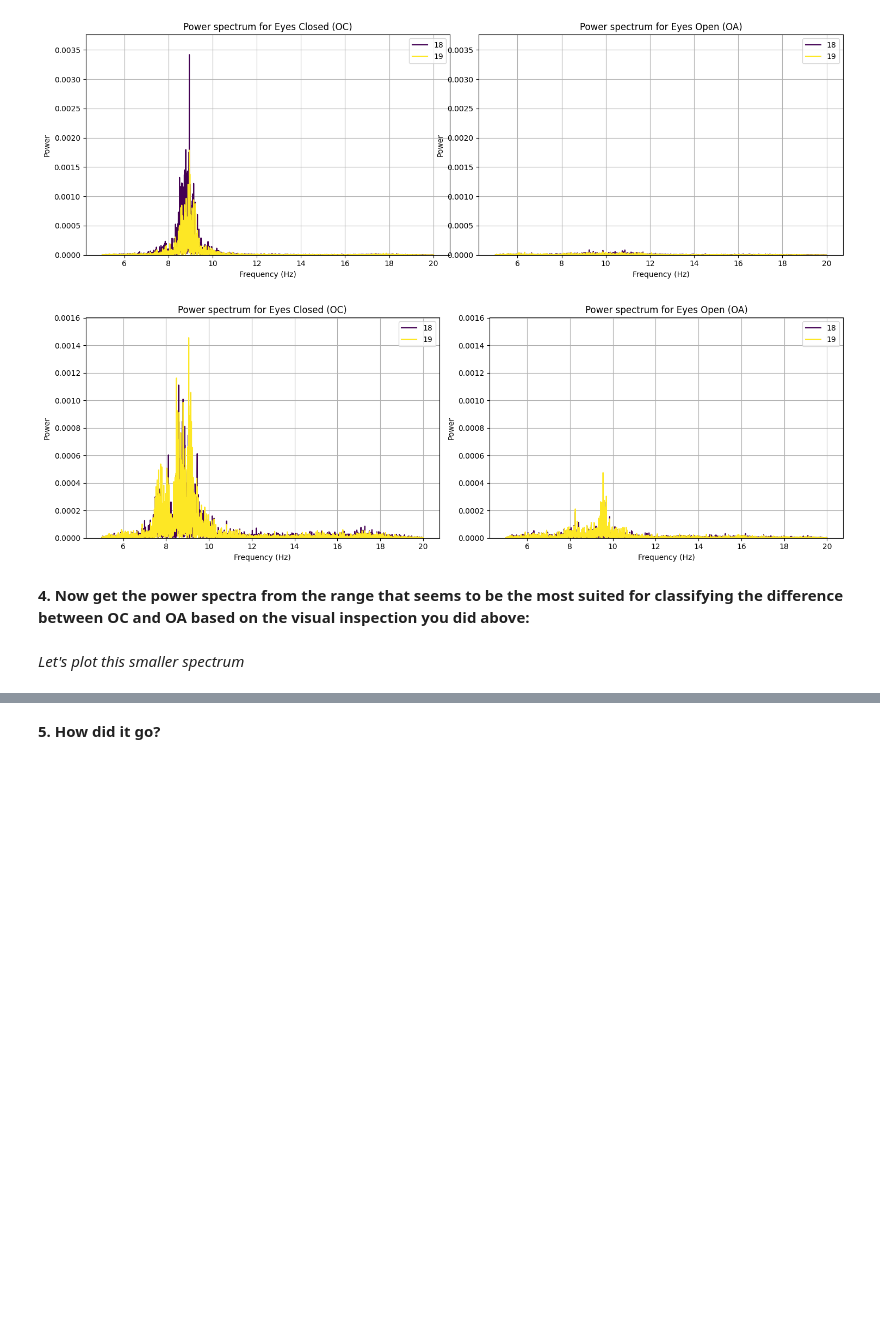
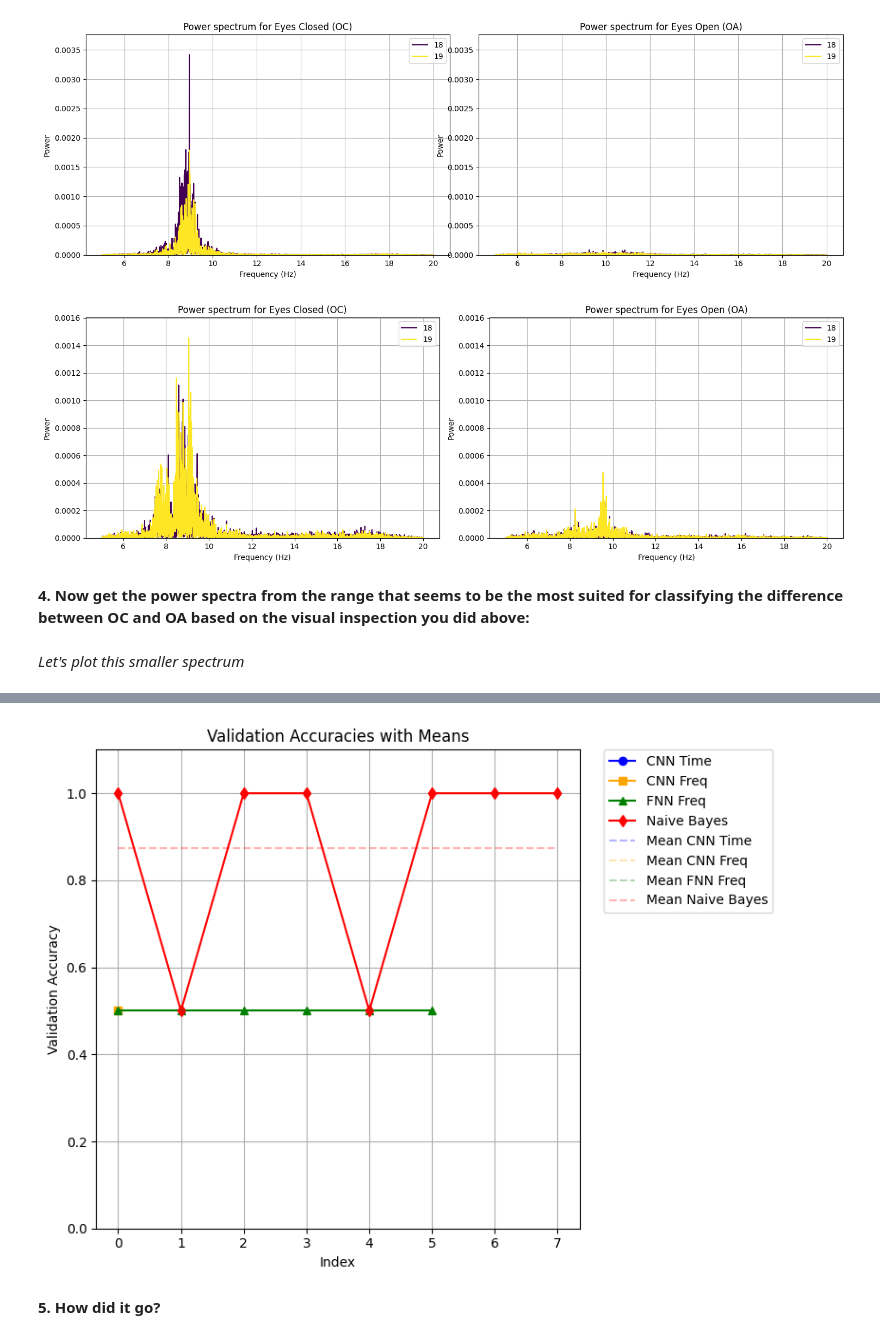
Before and after one commit to Twinbo/Signals-and-Data-Autumn-2025-student, a Jupyter notebook: assignment_2/assignment_2_solution.ipynb, the cells around one changed output, grey strips where cells are left out. Saved outputs shown, nothing was run; the diff lists cells and outputs as text; code cells hidden in the pictures; blank space fills up the shorter version.

```diff
--- a/assignment_2/assignment_2_solution.ipynb
+++ b/assignment_2/assignment_2_solution.ipynb
@@ -658,17 +703,17 @@ def simple_threshold_calculator(vec1, vec2):
 device = torch.device('cuda' if torch.cuda.is_available() else 'cpu')
 print(f"Using {device}")
 
-hold_out_val = 1
-hold_out_test = 2
+hold_out_val = 2
+hold_out_test = 0
 
 # Assuming the oc and oa data are already concatenated, split them back to separate.
-train_set_time_oc = data_oc_optical_channels[:-hold_out_test]
-train_set_time_oa = data_oa_optical_channels[:-hold_out_test]
+train_set_time_oc = data_oc_optical_channels[hold_out_test:]
+train_set_time_oa = data_oa_optical_channels[hold_out_test:]
 
-train_set_frequency_oc = [el[1] for el in power_spectra_oc[:-hold_out_test]]
-train_set_frequency_oa = [el[1] for el in power_spectra_oa[:-hold_out_test]]
+train_set_frequency_oc = [el[1] for el in power_spectra_oc[hold_out_test:]]
+train_set_frequency_oa = [el[1] for el in power_spectra_oa[hold_out_test:]]
 
-train_set_alpha_oc = alphas_oc[:-hold_out_test]
-train_set_alpha_oa = alphas_oa[:-hold_out_test]
+train_set_alpha_oc = alphas_oc[hold_out_test:]
+train_set_alpha_oa = alphas_oa[hold_out_test:]
 
 k_folds = len(train_set_alpha_oc) // hold_out_val
@@ -675,14 +722,18 @@ k_folds = len(train_set_alpha_oc) // hold_out_val
 # %%
-run_name = join(os.getcwd(), "models", "testing-freq-threshold")
+run_name = join(os.getcwd(), "models", "testing-freq-naive-bayes")
 
-val_accuracies_threshold = []
+val_accuracies_naive_bayes = []
 for i in tqdm(range(k_folds), desc=f"Cross-validation {os.path.basename(run_name)}"):
     # Combine oc and oa for the current fold
     train_oc, train_oa, val_oc, val_oa = cross_validation_split(alphas_oc.tolist(), alphas_oa.tolist(), hold_out_val, i, device=device, as_arrays=True)
 
-    threshold = simple_threshold_calculator(train_oc, train_oa)
-    acc = (val_oc > threshold) + (threshold < val_oa)
-    val_accuracies_threshold.append(acc)
+    m0, v0 = np.mean(train_oc), np.var(train_oc)
+    m1, v1 = np.mean(train_oa), np.var(train_oa)
+    acc_oc = sum([classify_naive_bayes(el, m0, v0, m1, v1) == 1 for el in val_oc])
+    acc_oa = sum([classify_naive_bayes(el, m0, v0, m1, v1) == 0 for el in val_oa])
+    acc = (acc_oc + acc_oa) / (len(val_oc) + len(val_oa))
+
+    val_accuracies_naive_bayes.append(acc)
 # %%
 run_name = join(os.getcwd(), "models", "testing-time-CNN")
 val_accuracies_cnn_time = []
@@ -728,35 +832,38 @@ epsilon = 1e-8
 
 # Calculate means
 mean_cnn_time = [sum(val_accuracies_cnn_time) / (len(val_accuracies_cnn_time) + epsilon)] * len(val_accuracies_cnn_time)
 mean_cnn_freq = [sum(val_accuracies_cnn_freq) / (len(val_accuracies_cnn_freq) + epsilon)] * len(val_accuracies_cnn_freq)
 mean_fnn_freq = [sum(val_accuracies_fnn_freq) / (len(val_accuracies_fnn_freq) + epsilon)] * len(val_accuracies_fnn_freq)
-mean_threshold = [sum(val_accuracies_threshold) / (len(val_accuracies_threshold) + epsilon)] * len(val_accuracies_threshold)
+mean_threshold = [sum(val_accuracies_naive_bayes) / (len(val_accuracies_naive_bayes) + epsilon)] * len(val_accuracies_naive_bayes)
 
 # Plotting
 # Plotting
 plt.figure(figsize=(8, 6))
 cnn_time_color = 'blue'  # Example color for CNN Time
 cnn_freq_color = 'orange'  # Example color for CNN Freq
 fnn_freq_color = 'green'  # Example color for FNN Freq
 threshold_color = 'red'  # Example color for Threshold
 
 plt.plot(val_accuracies_cnn_time, label='CNN Time', marker='o', color=cnn_time_color)
 plt.plot(val_accuracies_cnn_freq, label='CNN Freq', marker='s', color=cnn_freq_color)
 plt.plot(val_accuracies_fnn_freq, label='FNN Freq', marker='^', color=fnn_freq_color)
-plt.plot(val_accuracies_threshold, label='Threshold', marker='d', color=threshold_color)
+plt.plot(val_accuracies_naive_bayes, label='Naive Bayes', marker='d', color=threshold_color)
 
 # Plot means with low alpha, matching colors
 plt.plot(mean_cnn_time, label='Mean CNN Time', linestyle='--', alpha=0.3, color=cnn_time_color)
 plt.plot(mean_cnn_freq, label='Mean CNN Freq', linestyle='--', alpha=0.3, color=cnn_freq_color)
 plt.plot(mean_fnn_freq, label='Mean FNN Freq', linestyle='--', alpha=0.3, color=fnn_freq_color)
-plt.plot(mean_threshold, label='Mean Threshold', linestyle='--', alpha=0.3, color=threshold_color)
+plt.plot(mean_threshold, label='Mean Naive Bayes', linestyle='--', alpha=0.3, color=threshold_color)
 
 plt.title('Validation Accuracies with Means')
 plt.xlabel('Index')
 plt.ylabel('Validation Accuracy')
 plt.legend(bbox_to_anchor=(1.05, 1), loc=2, borderaxespad=0.)
 plt.grid(True)
+plt.ylim((0, 1.1))
 plt.tight_layout()
 plt.show()
+# %% [output]
+[figure, added]
 # %% [markdown]
 **5. How did it go?**
```
Also changed, not shown: parts of 30 cells of this notebook, 1 other file.
